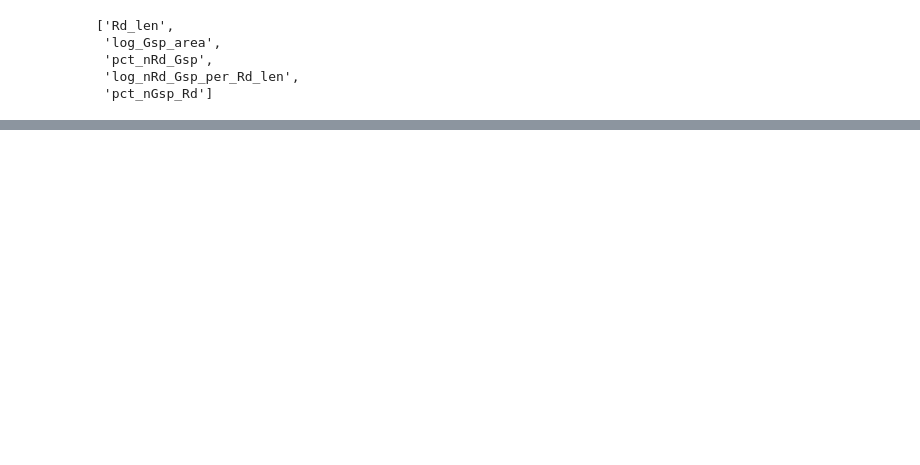
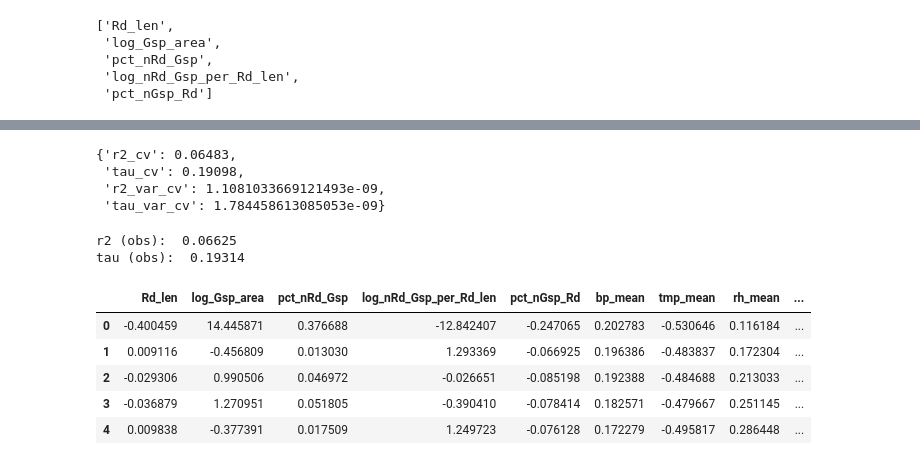
Before and after one commit to yulun-cd/IGS, a Jupyter notebook: DataAnalysis.ipynb, the cells around one changed output, grey strips where cells are left out. Cells and saved outputs as stored; diff of their text form; code cells hidden in the pictures; blank space fills up the shorter version.

Commit message:
cv and feature importance

```diff
--- a/DataAnalysis.ipynb
+++ b/DataAnalysis.ipynb
@@ -343,0 +268,8 @@ df.groupby('dayofmonth').mean()['Value'].plot()
+# %%
+reg = LinearRegression()
+var = var_names + ['bp_mean', 'tmp_mean', 'rh_mean']
+
+X = df[var].values
+y = df['Value'].values
+
+get_importance(reg, X, y, feature_names=var)
@@ -343,0 +285,53 @@ df.groupby('dayofmonth').mean()['Value'].plot()
+# %%
+get_cv_score(reg, X, y)
+# %% [output]
+{'r2_cv': 0.06483,
+ 'tau_cv': 0.19098,
+ 'r2_var_cv': 1.1081033669121493e-09,
+ 'tau_var_cv': 1.784458613085053e-09}
+# %%
+X_train, X_test, y_train, y_test = train_test_split(X, y)
+
+reg.fit(X_train, y_train)
+pred = reg.predict(X_test)
+
+r = stats.pearsonr(y_test, pred)[0]
+r2 = r**2
+t,p_value = stats.kendalltau(y_test, pred)
+print("r2 (obs): ", round(r2,5))
+print("tau (obs): ", round(t,5))
+# %% [output]
+r2 (obs):  0.06625
+tau (obs):  0.19314
+# %%
+h_fi = []
+h_cv = []
+h_coef = []
+for hour in df['hour'].unique():
+    X = df[df['hour']==hour].loc[:,var].values
+    y = df[df['hour']==hour].loc[:,'Value'].values
+
+    importance = list(get_importance(reg, X, y, feature_names=var).values())
+    h_fi.append(importance)
+
+    cv = list(get_cv_score(reg, X, y).values())
+    h_cv.append(cv)
+
+    coef = reg.coef_.tolist()
+    coef.append(reg.intercept_)
+    h_coef.append(coef)
+
+var_col=['fi_' + elem for elem in var]
+h_fi = pd.DataFrame(h_fi, columns=var_col)
+h_cv = pd.DataFrame(h_cv, columns=['r2_cv', 'r2_var'])
+h_coef = pd.DataFrame(h_coef, columns=var+['intercept'])
+# %%
+h_reg = pd.concat([h_coef, h_cv, h_fi], axis=1)
+h_reg.head()
+# %% [output]
+|  | Rd_len | log_Gsp_area | pct_nRd_Gsp | log_nRd_Gsp_per_Rd_len | pct_nGsp_Rd | bp_mean | tmp_mean | rh_mean | ... |
+| 0 | -0.400459 | 14.445871 | 0.376688 | -12.842407 | -0.247065 | 0.202783 | -0.530646 | 0.116184 | ... |
+| 1 | 0.009116 | -0.456809 | 0.013030 | 1.293369 | -0.066925 | 0.196386 | -0.483837 | 0.172304 | ... |
+| 2 | -0.029306 | 0.990506 | 0.046972 | -0.026651 | -0.085198 | 0.192388 | -0.484688 | 0.213033 | ... |
+| 3 | -0.036879 | 1.270951 | 0.051805 | -0.390410 | -0.078414 | 0.182571 | -0.479667 | 0.251145 | ... |
+| 4 | 0.009838 | -0.377391 | 0.017509 | 1.249723 | -0.076128 | 0.172279 | -0.495817 | 0.286448 | ... |
```
Also changed, not shown: parts of 75 cells of this notebook.
